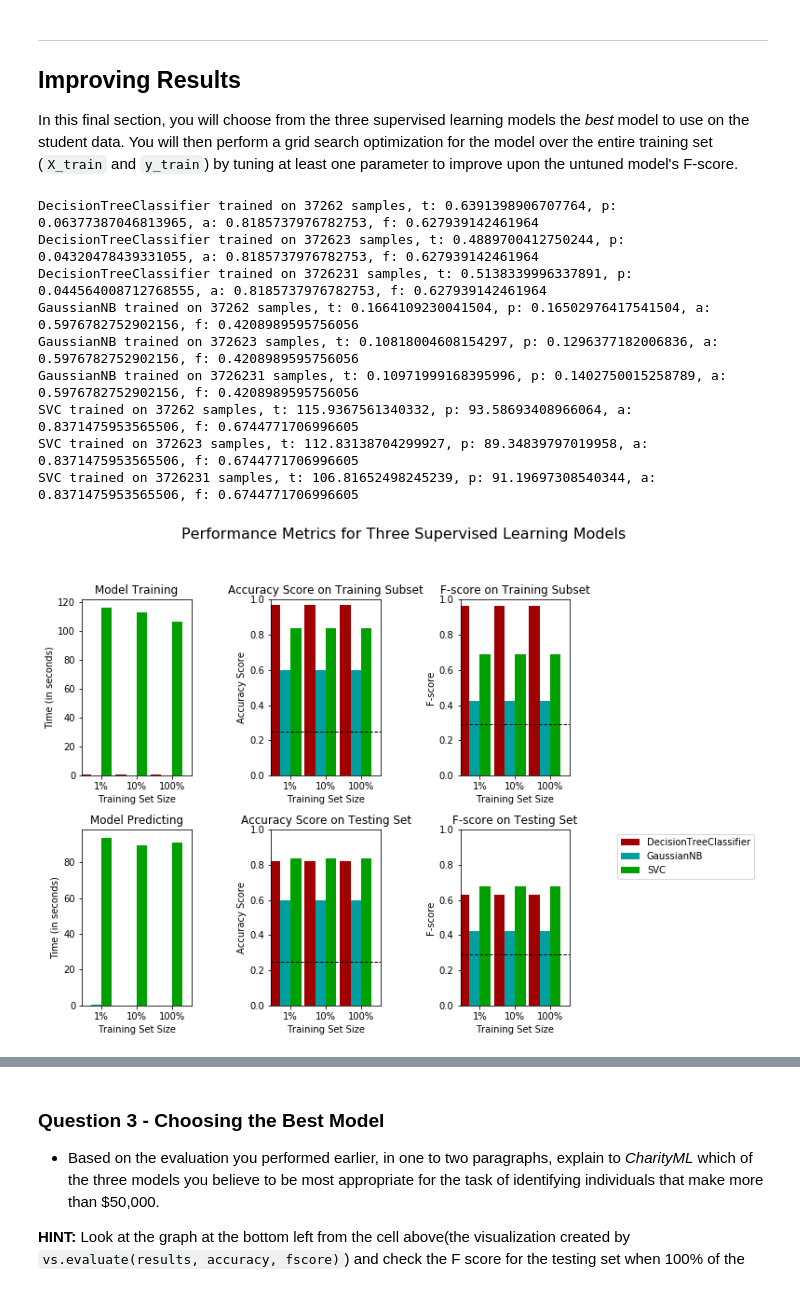
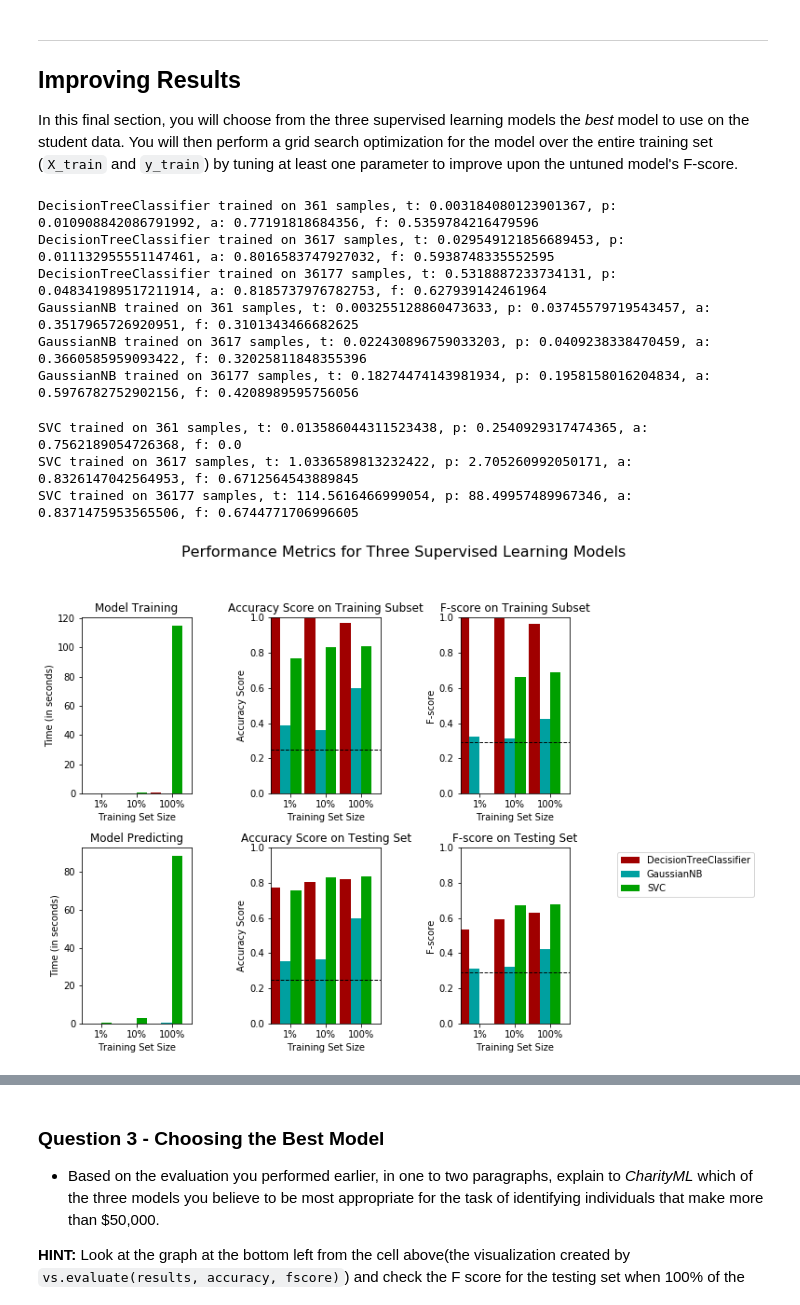
Before and after one commit to wr200m/mle1, a Jupyter notebook: projects/finding_donors/finding_donors.ipynb, the cells around one changed output, grey strips where cells are left out. Drawn from its saved outputs; the diff is of its cells as text; code cells hidden in the pictures.

```diff
--- a/projects/finding_donors/finding_donors.ipynb
+++ b/projects/finding_donors/finding_donors.ipynb
@@ -352,7 +365,7 @@ def train_predict(learner, sample_size, X_train, y_train, X_test, y_test):
 
     # TODO: Fit the learner to the training data using slicing with 'sample_size' using .fit(training_features[:], training_labels[:])
     start = time() # Get start time
-    learner = learner.fit(X_train, y_train)
+    learner = learner.fit(X_train[:sample_size], y_train[:sample_size])
     end = time() # Get end time
 
     # TODO: Calculate the training time
@@ -403,41 +416,41 @@ In this final section, you will choose from the three supervised learning models
 # %%
 # TODO: Import the three supervised learning models from sklearn
 from sklearn.tree import DecisionTreeClassifier
 from sklearn.naive_bayes import GaussianNB
 from sklearn.svm import SVC
 
 # TODO: Initialize the three models
 clf_A = DecisionTreeClassifier(random_state=0)
 clf_B = GaussianNB()
 clf_C = SVC(random_state=0)
 
 # TODO: Calculate the number of samples for 1%, 10%, and 100% of the training data
 # HINT: samples_100 is the entire training set i.e. len(y_train)
 # HINT: samples_10 is 10% of samples_100 (ensure to set the count of the values to be `int` and not `float`)
 # HINT: samples_1 is 1% of samples_100 (ensure to set the count of the values to be `int` and not `float`)
-samples_100 = X_train.size
+samples_100 = X_train.shape[0]
 samples_10 = int(samples_100 * 0.1)
 samples_1 = int(samples_100 * 0.01)
 
 # Collect results on the learners
 results = {}
 for clf in [clf_A, clf_B, clf_C]:
     clf_name = clf.__class__.__name__
     results[clf_name] = {}
     for i, samples in enumerate([samples_1, samples_10, samples_100]):
         results[clf_name][i] = \
         train_predict(clf, samples, X_train, y_train, X_test, y_test)
 
 # Run metrics visualization for the three supervised learning models chosen
 vs.evaluate(results, accuracy, fscore)
 # %% [output]
-DecisionTreeClassifier trained on 37262 samples, t: 0.6391398906707764, p: 0.06377387046813965, a: 0.8185737976782753, f: 0.627939142461964
-DecisionTreeClassifier trained on 372623 samples, t: 0.4889700412750244, p: 0.04320478439331055, a: 0.8185737976782753, f: 0.627939142461964
-DecisionTreeClassifier trained on 3726231 samples, t: 0.5138339996337891, p: 0.044564008712768555, a: 0.8185737976782753, f: 0.627939142461964
-GaussianNB trained on 37262 samples, t: 0.1664109230041504, p: 0.16502976417541504, a: 0.5976782752902156, f: 0.4208989595756056
-GaussianNB trained on 372623 samples, t: 0.10818004608154297, p: 0.1296377182006836, a: 0.5976782752902156, f: 0.4208989595756056
-GaussianNB trained on 3726231 samples, t: 0.10971999168395996, p: 0.1402750015258789, a: 0.5976782752902156, f: 0.4208989595756056
-SVC trained on 37262 samples, t: 115.9367561340332, p: 93.58693408966064, a: 0.8371475953565506, f: 0.6744771706996605
-SVC trained on 372623 samples, t: 112.83138704299927, p: 89.34839797019958, a: 0.8371475953565506, f: 0.6744771706996605
-SVC trained on 3726231 samples, t: 106.81652498245239, p: 91.19697308540344, a: 0.8371475953565506, f: 0.6744771706996605
+DecisionTreeClassifier trained on 361 samples, t: 0.003184080123901367, p: 0.010908842086791992, a: 0.77191818684356, f: 0.5359784216479596
+DecisionTreeClassifier trained on 3617 samples, t: 0.029549121856689453, p: 0.011132955551147461, a: 0.8016583747927032, f: 0.5938748335552595
+DecisionTreeClassifier trained on 36177 samples, t: 0.5318887233734131, p: 0.048341989517211914, a: 0.8185737976782753, f: 0.627939142461964
+GaussianNB trained on 361 samples, t: 0.003255128860473633, p: 0.03745579719543457, a: 0.3517965726920951, f: 0.3101343466682625
+GaussianNB trained on 3617 samples, t: 0.022430896759033203, p: 0.0409238338470459, a: 0.3660585959093422, f: 0.32025811848355396
+GaussianNB trained on 36177 samples, t: 0.18274474143981934, p: 0.1958158016204834, a: 0.5976782752902156, f: 0.4208989595756056
+SVC trained on 361 samples, t: 0.013586044311523438, p: 0.2540929317474365, a: 0.7562189054726368, f: 0.0
+SVC trained on 3617 samples, t: 1.0336589813232422, p: 2.705260992050171, a: 0.8326147042564953, f: 0.6712564543889845
+SVC trained on 36177 samples, t: 114.5616466999054, p: 88.49957489967346, a: 0.8371475953565506, f: 0.6744771706996605
-[figure, old version]
+[figure, new version]
```
Also changed, not shown: parts of 13 cells of this notebook, 2 other files.
